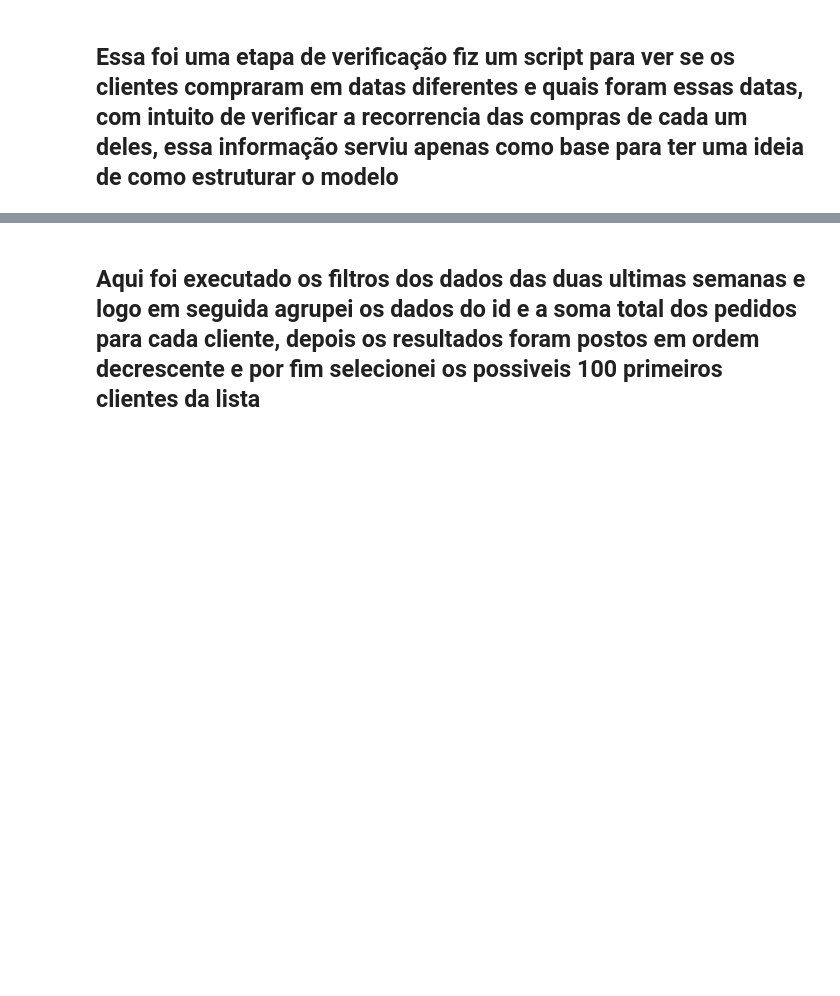
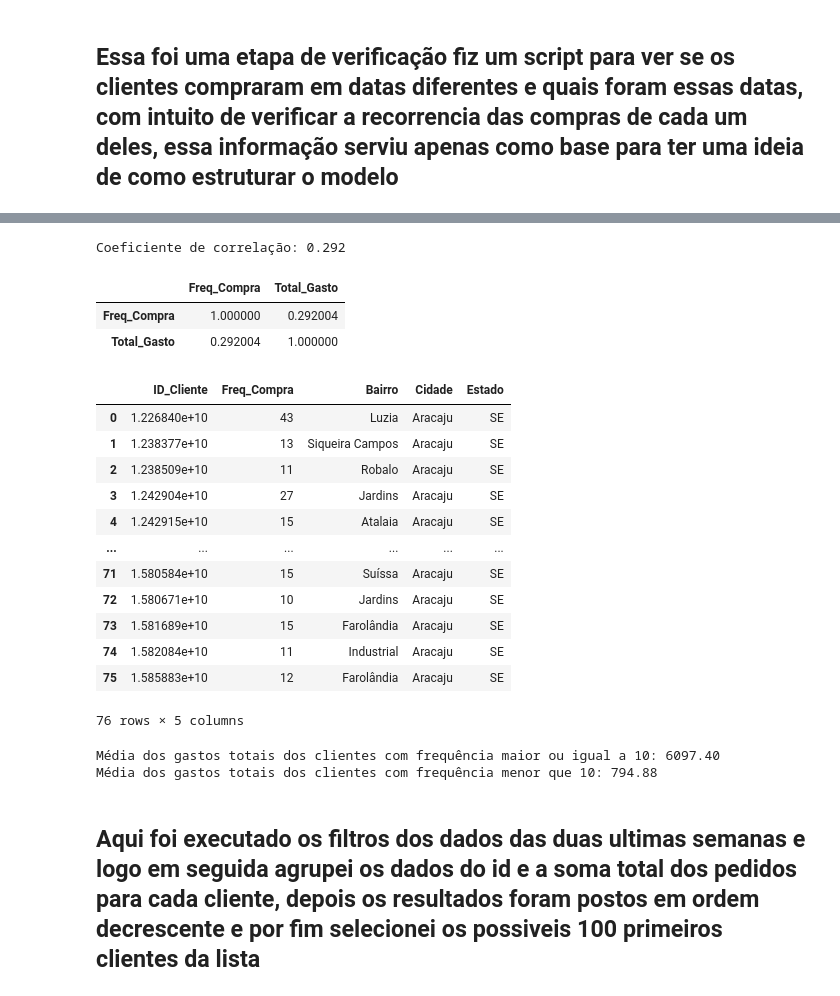
Before and after one commit to wesengp/Projeto-Machinelearning, a Jupyter notebook: Desafio_Bazico.ipynb, the cells around one changed output, grey strips where cells are left out. Drawn from its saved outputs; the diff is of its cells as text; code cells hidden in the pictures; blank space fills up the shorter version.

```diff
--- a/Desafio_Bazico.ipynb
+++ b/Desafio_Bazico.ipynb
@@ -81,0 +125,4 @@ for cliente_id, compras in datas_por_cliente.items():
+# %%
+df_freq = tabela_vendas_produtos.groupby('ID_Cliente')['Data'].nunique().reset_index(name='Freq_Compra')
+df_top_freq = df_freq[df_freq['Freq_Compra'] >= 10]
+print(df_top_freq)
@@ -82,3 +187,50 @@ for cliente_id, compras in datas_por_cliente.items():
+# %%
+from scipy.stats import pearsonr
+
+corr, p_value = pearsonr(df_freq_total['Freq_Compra'], df_freq_total['Total_Gasto'])
+print(f'Coeficiente de correlação: {corr:.3f}')
+# %% [output]
+Coeficiente de correlação: 0.292
+# %%
+df_freq_total[['Freq_Compra', 'Total_Gasto']].corr()
+# %% [output]
+|  | Freq_Compra | Total_Gasto |
+| Freq_Compra | 1.000000 | 0.292004 |
+| Total_Gasto | 0.292004 | 1.000000 |
+# %%
+df_merged = pd.merge(df_top_freq, tabela_clientes, on='ID_Cliente', how='left')
+display(df_merged)
+# %% [output]
+|  | ID_Cliente | Freq_Compra | Bairro | Cidade | Estado |
+| 0 | 1.226840e+10 | 43 | Luzia | Aracaju | SE |
+| 1 | 1.238377e+10 | 13 | Siqueira Campos | Aracaju | SE |
+| 2 | 1.238509e+10 | 11 | Robalo | Aracaju | SE |
+| 3 | 1.242904e+10 | 27 | Jardins | Aracaju | SE |
+| 4 | 1.242915e+10 | 15 | Atalaia | Aracaju | SE |
+| ... | ... | ... | ... | ... | ... |
+| 71 | 1.580584e+10 | 15 | Suíssa | Aracaju | SE |
+| 72 | 1.580671e+10 | 10 | Jardins | Aracaju | SE |
+| 73 | 1.581689e+10 | 15 | Farolândia | Aracaju | SE |
+| 74 | 1.582084e+10 | 11 | Industrial | Aracaju | SE |
+| 75 | 1.585883e+10 | 12 | Farolândia | Aracaju | SE |
+76 rows × 5 columns
+# %%
+# Selecionando clientes com frequência maior ou igual a 10
+df_top_freq_total = df_freq_total[df_freq_total['Freq_Compra'] >= 10]
+
+# Selecionando clientes com frequência menor que 10
+df_low_freq_total = df_freq_total[df_freq_total['Freq_Compra'] < 10]
+
+# Calculando a média dos gastos totais de cada grupo
+mean_top_freq_total = df_top_freq_total['Total_Gasto'].mean()
+mean_low_freq_total = df_low_freq_total['Total_Gasto'].mean()
+
+# Imprimindo as médias dos gastos totais de cada grupo
+print('Média dos gastos totais dos clientes com frequência maior ou igual a 10: {:.2f}'.format(mean_top_freq_total))
+print('Média dos gastos totais dos clientes com frequência menor que 10: {:.2f}'.format(mean_low_freq_total))
+# %% [output]
+Média dos gastos totais dos clientes com frequência maior ou igual a 10: 6097.40
+Média dos gastos totais dos clientes com frequência menor que 10: 794.88
 # %% [markdown]
 ## Aqui foi executado os filtros dos dados das duas ultimas semanas e logo em seguida agrupei os dados do id e a soma total dos pedidos para cada cliente, depois os resultados foram postos em ordem decrescente e por fim selecionei os possiveis 100 primeiros clientes da lista
 # %%
```
Also changed, not shown: parts of 18 cells of this notebook.
